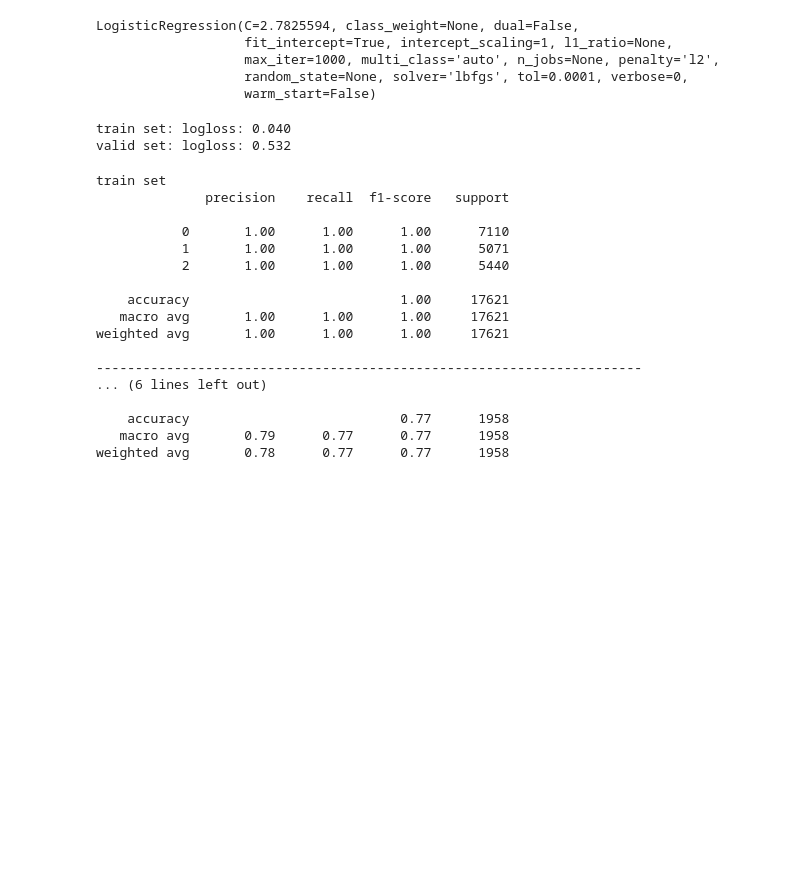
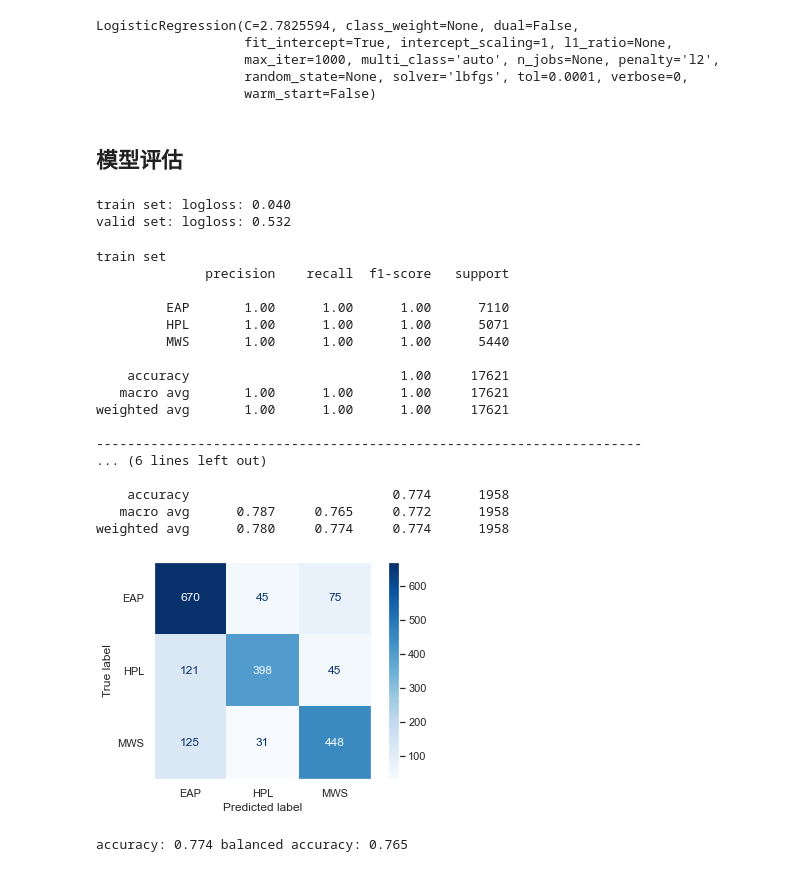
Before and after one commit to genzj/nlp-kaggle-training-course, a Jupyter notebook: 01-first-training.ipynb, the cells around one changed output. Saved outputs shown, nothing was run; the diff lists cells and outputs as text; code cells hidden in the pictures; blank space fills up the shorter version.

Commit message:
add confusion matrix and balanced samples

```diff
--- a/01-first-training.ipynb
+++ b/01-first-training.ipynb
@@ -104,6 +103,8 @@ LogisticRegression(C=2.7825594, class_weight=None, dual=False,
                    max_iter=1000, multi_class='auto', n_jobs=None, penalty='l2',
                    random_state=None, solver='lbfgs', tol=0.0001, verbose=0,
                    warm_start=False)
+# %% [markdown]
+## 模型评估
 # %%
 predictions = clf.predict_proba(xtrain_ctv)
 print ("train set: logloss: %0.3f" % (log_loss(ytrain, predictions), ))
@@ -116,19 +117,19 @@ valid set: logloss: 0.532
 # %%
 predictions = clf.predict(xtrain_ctv)
 print('train set')
-print(classification_report(ytrain, predictions))
+print(classification_report(ytrain, predictions, target_names=lbl_enc.classes_))
 
 print('-' * 70)
 predictions = clf.predict(xvalid_ctv)
 print('validate set')
-print(classification_report(yvalid, predictions))
+print(classification_report(yvalid, predictions, target_names=lbl_enc.classes_, digits=3))
 # %% [output]
 train set
               precision    recall  f1-score   support
 
-           0       1.00      1.00      1.00      7110
-           1       1.00      1.00      1.00      5071
-           2       1.00      1.00      1.00      5440
+         EAP       1.00      1.00      1.00      7110
+         HPL       1.00      1.00      1.00      5071
+         MWS       1.00      1.00      1.00      5440
 
     accuracy                           1.00     17621
    macro avg       1.00      1.00      1.00     17621
@@ -137,6 +138,20 @@ weighted avg       1.00      1.00      1.00     17621
 ----------------------------------------------------------------------
 ... (6 lines left out)
 
-    accuracy                           0.77      1958
-   macro avg       0.79      0.77      0.77      1958
-weighted avg       0.78      0.77      0.77      1958
+    accuracy                          0.774      1958
+   macro avg      0.787     0.765     0.772      1958
+weighted avg      0.780     0.774     0.774      1958
+# %%
+plot_confusion_matrix(clf, xvalid_ctv, yvalid, display_labels=lbl_enc.classes_, values_format='d', cmap='Blues')
+plt.grid(False)
+# %% [output]
+[figure, added]
+# %%
+print(
+    'accuracy: %.3f balanced accuracy: %.3f' % (
+        accuracy_score(yvalid, clf.predict(xvalid_ctv)),
+        balanced_accuracy_score(yvalid, clf.predict(xvalid_ctv)),
+    )
+)
+# %% [output]
+accuracy: 0.774 balanced accuracy: 0.765
```
Also changed, not shown: parts of 6 cells of this notebook.
